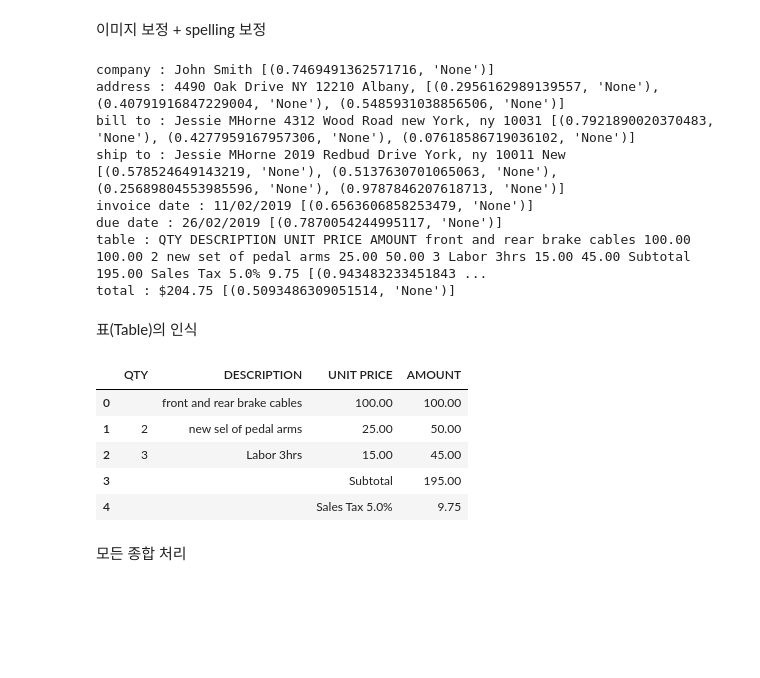
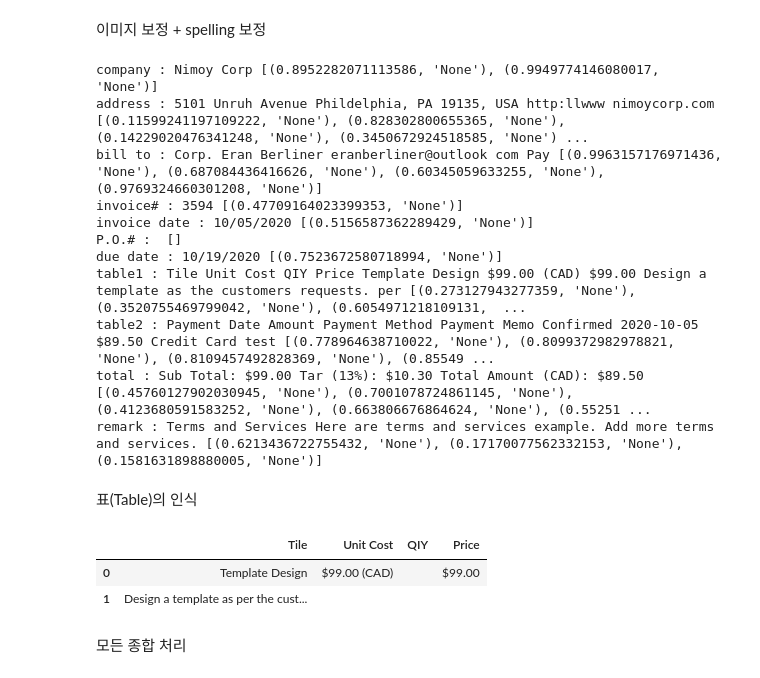
Before and after one commit to dolmani38/OCR, a Jupyter notebook: Untitled19.ipynb, the cells around one changed output. Cells and saved outputs as stored; diff of their text form; code cells hidden in the pictures; blank space fills up the shorter version.

```diff
--- a/Untitled19.ipynb
+++ b/Untitled19.ipynb
@@ -286,12 +293,14 @@ OCR의 확율이 낮은 애들은 spelling 보정 처리 적용
 for k in pattern_type1:
     # Create a Rectangle patch
     r = pattern_type1[k]
-    if k == 'table':
+    if k.startswith('table'):
         r = r['rect']
 
     text_part=im_data[r[1]:r[3],r[0]:r[2],:]
-
-    results = reader.readtext(text_part,detail=1)
+    try:
+        results = reader.readtext(text_part,detail=1)
+    except:
+        pass
     texts = ""
     for result in results:
         spell_fix = 'None'
@@ -376,10 +388,14 @@ def preprocessing_part_image(img, scale_percent = 200):
 for k in pattern_type1:
     # Create a Rectangle patch
     r = pattern_type1[k]
-    if k == 'table':
+    if k.startswith('table'):
         r = r['rect']
     text_part=im_data[r[1]:r[3],r[0]:r[2],:]
-    results = reader.readtext(preprocessing_part_image(text_part,scale_percent = 200),detail=1)
+    try:
+        results = reader.readtext(preprocessing_part_image(text_part,scale_percent = 200),detail=1)
+    except:
+        pass
+
     texts = ""
     for result in results:
         rect = result[0]
@@ -401,7 +420,12 @@ total : $204.75(0.5093486309051514)
 이미지 보정 + spelling 보정
 # %%
 def recognition_correction(text_part_image,scale_percent = 200,rate_threshold=0.4):
-    results = reader.readtext(preprocessing_part_image(text_part_image,scale_percent=scale_percent),detail=1)
+    results = []
+    try:
+        results = reader.readtext(preprocessing_part_image(text_part_image,scale_percent=scale_percent),detail=1)
+    except:
+        pass
+
     texts = []
     infos = []
     for result in results:
@@ -426,20 +450,23 @@ def recognition_correction(text_part_image,scale_percent = 200,rate_threshold=0.
 for k in pattern_type1:
     # Create a Rectangle patch
     r = pattern_type1[k]
-    if k == 'table':
+    if k.startswith('table'):
         r = r['rect']
     text_part=im_data[r[1]:r[3],r[0]:r[2],:]
     text,infos = recognition_correction(text_part)
     print(k,':',text.strip(),infos)
 # %% [output]
-company : John Smith [(0.7469491362571716, 'None')]
-address : 4490 Oak Drive NY 12210 Albany, [(0.2956162989139557, 'None'), (0.40791916847229004, 'None'), (0.5485931038856506, 'None')]
-bill to : Jessie MHorne 4312 Wood Road new York, ny 10031 [(0.7921890020370483, 'None'), (0.4277959167957306, 'None'), (0.07618586719036102, 'None')]
-ship to : Jessie MHorne 2019 Redbud Drive York, ny 10011 New [(0.578524649143219, 'None'), (0.5137630701065063, 'None'), (0.25689804553985596, 'None'), (0.9787846207618713, 'None')]
-invoice date : 11/02/2019 [(0.6563606858253479, 'None')]
-due date : 26/02/2019 [(0.7870054244995117, 'None')]
-table : QTY DESCRIPTION UNIT PRICE AMOUNT front and rear brake cables 100.00 100.00 2 new set of pedal arms 25.00 50.00 3 Labor 3hrs 15.00 45.00 Subtotal 195.00 Sales Tax 5.0% 9.75 [(0.943483233451843 ...
-total : $204.75 [(0.5093486309051514, 'None')]
+company : Nimoy Corp [(0.8952282071113586, 'None'), (0.9949774146080017, 'None')]
+address : 5101 Unruh Avenue Phildelphia, PA 19135, USA http:llwww nimoycorp.com [(0.11599241197109222, 'None'), (0.828302800655365, 'None'), (0.14229020476341248, 'None'), (0.3450672924518585, 'None') ...
+bill to : Corp. Eran Berliner eranberliner@outlook com Pay [(0.9963157176971436, 'None'), (0.687084436416626, 'None'), (0.60345059633255, 'None'), (0.9769324660301208, 'None')]
+invoice# : 3594 [(0.47709164023399353, 'None')]
+invoice date : 10/05/2020 [(0.5156587362289429, 'None')]
+P.O.# :  []
+due date : 10/19/2020 [(0.7523672580718994, 'None')]
+table1 : Tile Unit Cost QIY Price Template Design $99.00 (CAD) $99.00 Design a template as the customers requests. per [(0.273127943277359, 'None'), (0.3520755469799042, 'None'), (0.6054971218109131,  ...
+table2 : Payment Date Amount Payment Method Payment Memo Confirmed 2020-10-05 $89.50 Credit Card test [(0.778964638710022, 'None'), (0.8099372982978821, 'None'), (0.8109457492828369, 'None'), (0.85549 ...
+total : Sub Total: $99.00 Tar (13%): $10.30 Total Amount (CAD): $89.50 [(0.45760127902030945, 'None'), (0.7001078724861145, 'None'), (0.4123680591583252, 'None'), (0.663806676864624, 'None'), (0.55251 ...
+remark : Terms and Services Here are terms and services example. Add more terms and services. [(0.6213436722755432, 'None'), (0.17170077562332153, 'None'), (0.1581631898880005, 'None')]
 # %% [markdown]
 표(Table)의 인식
 # %%
@@ -510,16 +537,13 @@ class TableImage2DataFrame:
         df = pd.DataFrame(data)
         return df
 # %%
-tf = TableImage2DataFrame(im_data,pattern_type1['table'])
+tf = TableImage2DataFrame(im_data,pattern_type1['table1'])
 df = tf.get_table_data(scale_percent = 200)
 df
 # %% [output]
-|  | QTY | DESCRIPTION | UNIT PRICE | AMOUNT |
-| 0 |  | front and rear brake cables | 100.00 | 100.00 |
-| 1 | 2 | new sel of pedal arms | 25.00 | 50.00 |
-| 2 | 3 | Labor 3hrs | 15.00 | 45.00 |
-| 3 |  |  | Subtotal | 195.00 |
-| 4 |  |  | Sales Tax 5.0% | 9.75 |
+|  | Tile | Unit Cost | QIY | Price |
+| 0 | Template Design | $99.00 (CAD) |  | $99.00 |
+| 1 | Design a template as per the cust... |  |  |  |
 # %% [markdown]
 모든 종합 처리
 # %%
```
Also changed, not shown: parts of 13 cells of this notebook.
